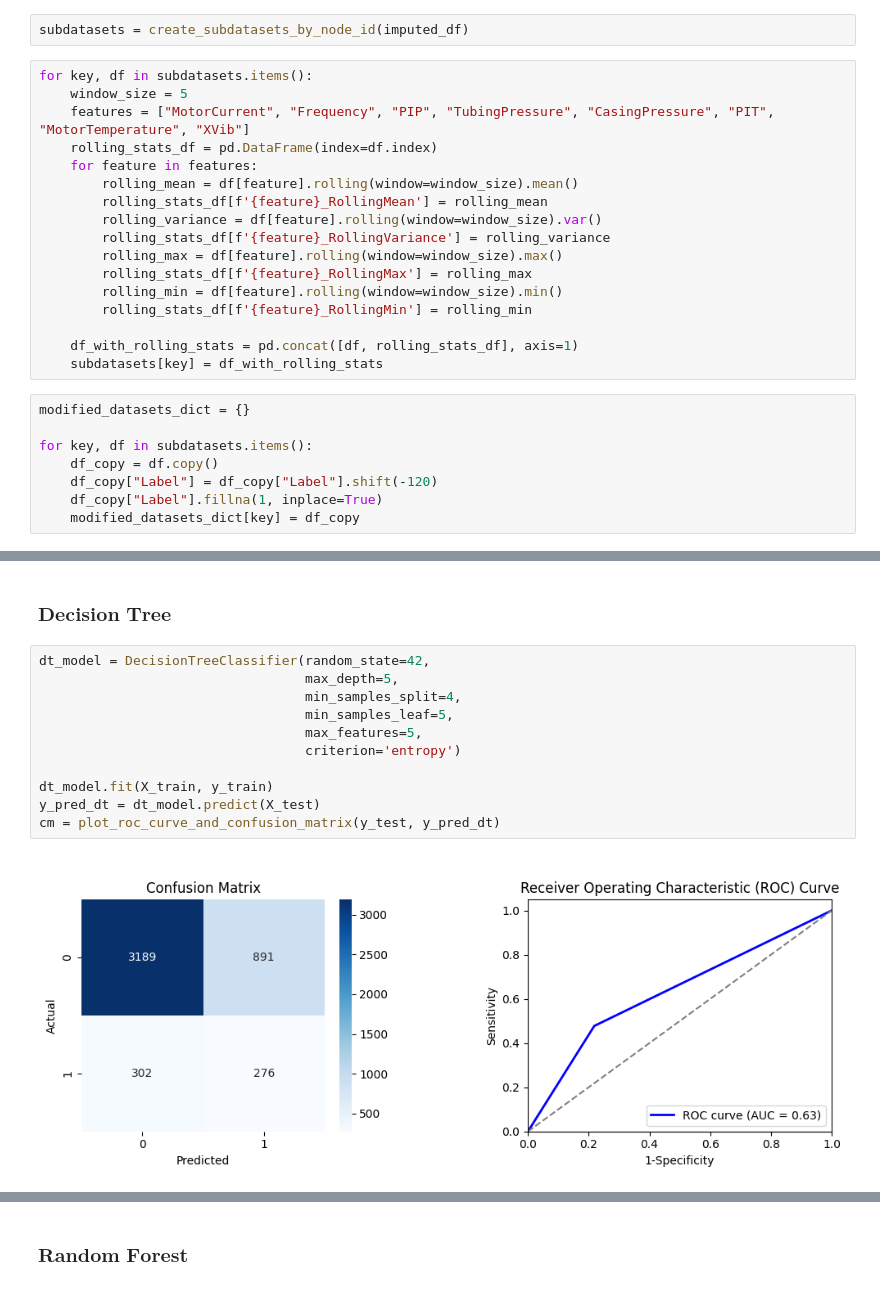
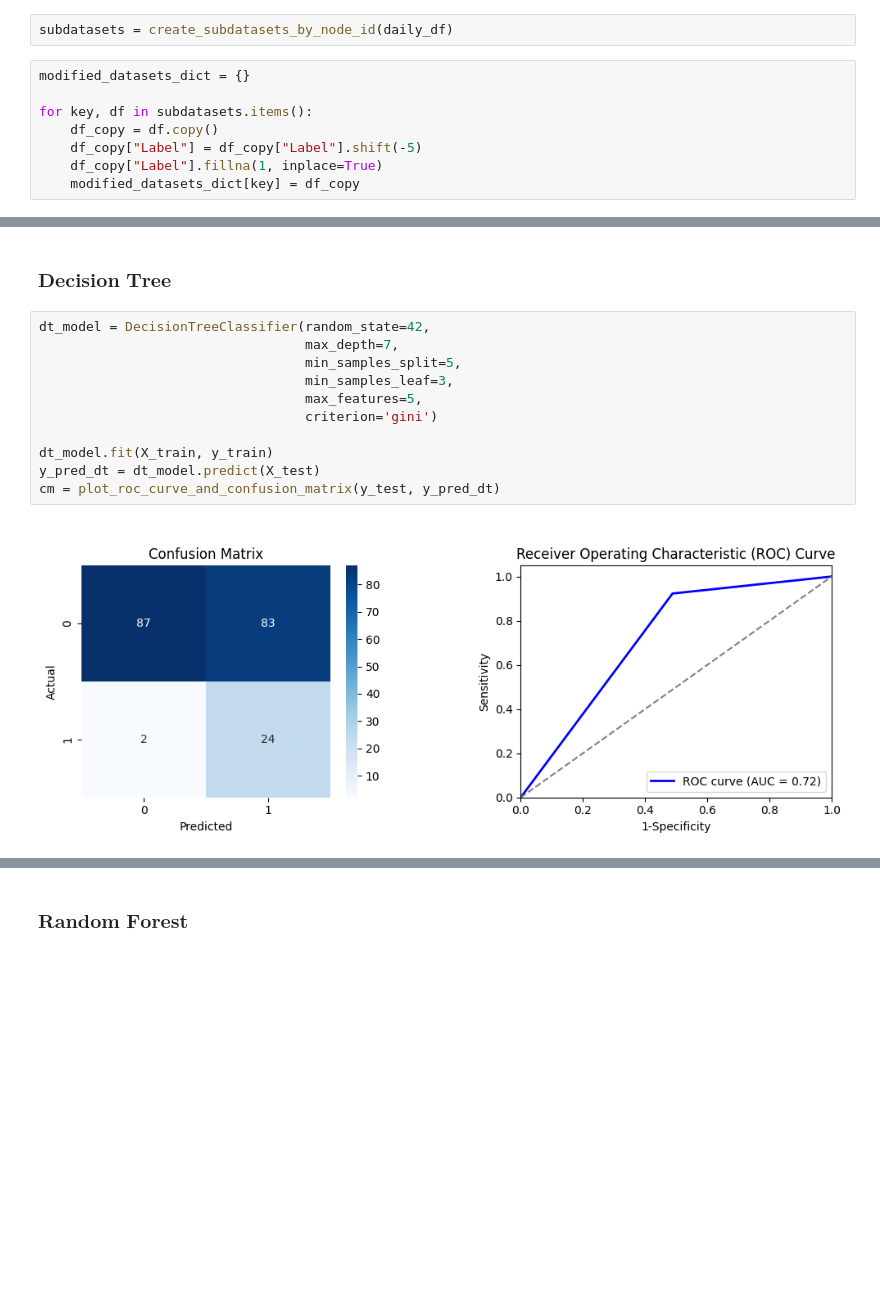
Before and after one commit to kameshcodes/ms-project, a Jupyter notebook: notebooks/7_Tree_Modelling.ipynb, the cells around one changed output, grey strips where cells are left out. Saved outputs shown, nothing was run; the diff lists cells and outputs as text; blank space fills up the shorter version.

```diff
--- a/notebooks/7_Tree_Modelling.ipynb
+++ b/notebooks/7_Tree_Modelling.ipynb
@@ -78,30 +78,13 @@ imputed_file_path = '..\\data\\interim\\imputed_data.csv'
 daily_file_path = '..\\data\\interim\\daily_averaged_data.csv'
 imputed_df, daily_df = load_dataframes(imputed_file_path, daily_file_path)
 # %%
-subdatasets = create_subdatasets_by_node_id(imputed_df)
+subdatasets = create_subdatasets_by_node_id(daily_df)
-# %%
-for key, df in subdatasets.items():
-    window_size = 5
-    features = ["MotorCurrent", "Frequency", "PIP", "TubingPressure", "CasingPressure", "PIT", "MotorTemperature", "XVib"]
-    rolling_stats_df = pd.DataFrame(index=df.index)
-    for feature in features:
-        rolling_mean = df[feature].rolling(window=window_size).mean()
-        rolling_stats_df[f'{feature}_RollingMean'] = rolling_mean
-        rolling_variance = df[feature].rolling(window=window_size).var()
-        rolling_stats_df[f'{feature}_RollingVariance'] = rolling_variance
-        rolling_max = df[feature].rolling(window=window_size).max()
-        rolling_stats_df[f'{feature}_RollingMax'] = rolling_max
-        rolling_min = df[feature].rolling(window=window_size).min()
-        rolling_stats_df[f'{feature}_RollingMin'] = rolling_min
-
-    df_with_rolling_stats = pd.concat([df, rolling_stats_df], axis=1)
-    subdatasets[key] = df_with_rolling_stats
 # %%
 modified_datasets_dict = {}
 
 for key, df in subdatasets.items():
     df_copy = df.copy()
-    df_copy["Label"] = df_copy["Label"].shift(-120)
+    df_copy["Label"] = df_copy["Label"].shift(-5)
     df_copy["Label"].fillna(1, inplace=True)
     modified_datasets_dict[key] = df_copy
 # %%
@@ -144,17 +125,17 @@ X_train.shape
 ### $\textbf{Decision Tree}$
 # %%
 dt_model = DecisionTreeClassifier(random_state=42,
-                                  max_depth=5,
-                                  min_samples_split=4,
-                                  min_samples_leaf=5,
+                                  max_depth=7,
+                                  min_samples_split=5,
+                                  min_samples_leaf=3,
                                   max_features=5,
-                                  criterion='entropy')
+                                  criterion='gini')
 
 dt_model.fit(X_train, y_train)
 y_pred_dt = dt_model.predict(X_test)
 cm = plot_roc_curve_and_confusion_matrix(y_test, y_pred_dt)
 # %% [output]
-[figure, old version]
+[figure, new version]
 # %%
 calculate_metrics_from_confusion_matrix(cm)
 # %% [output]
```
Also changed, not shown: parts of 21 cells of this notebook.
